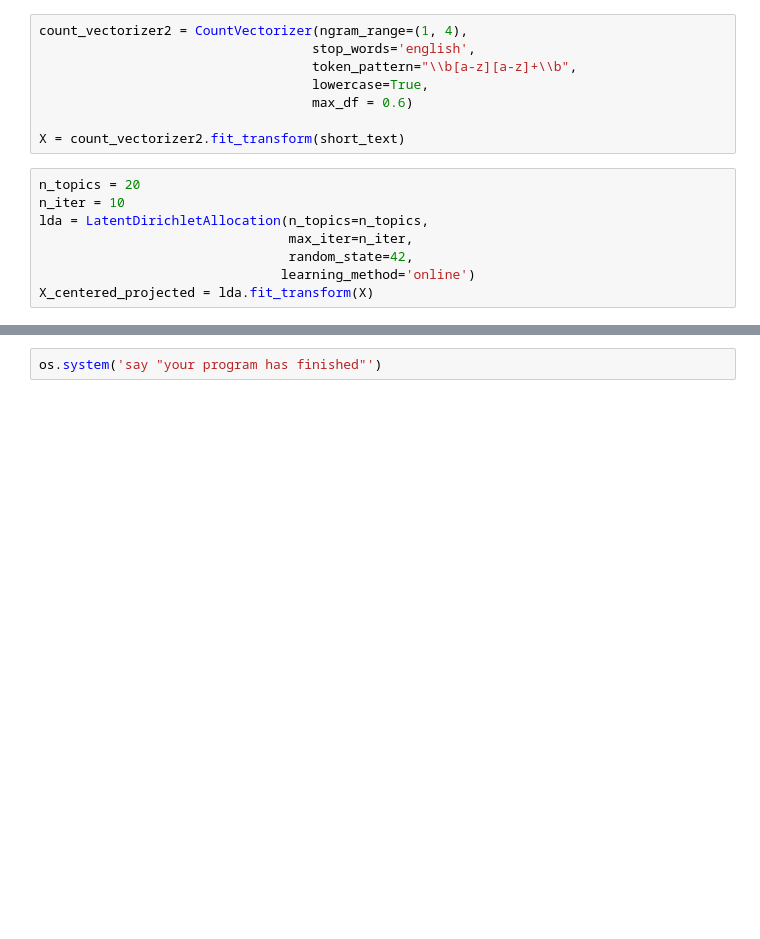
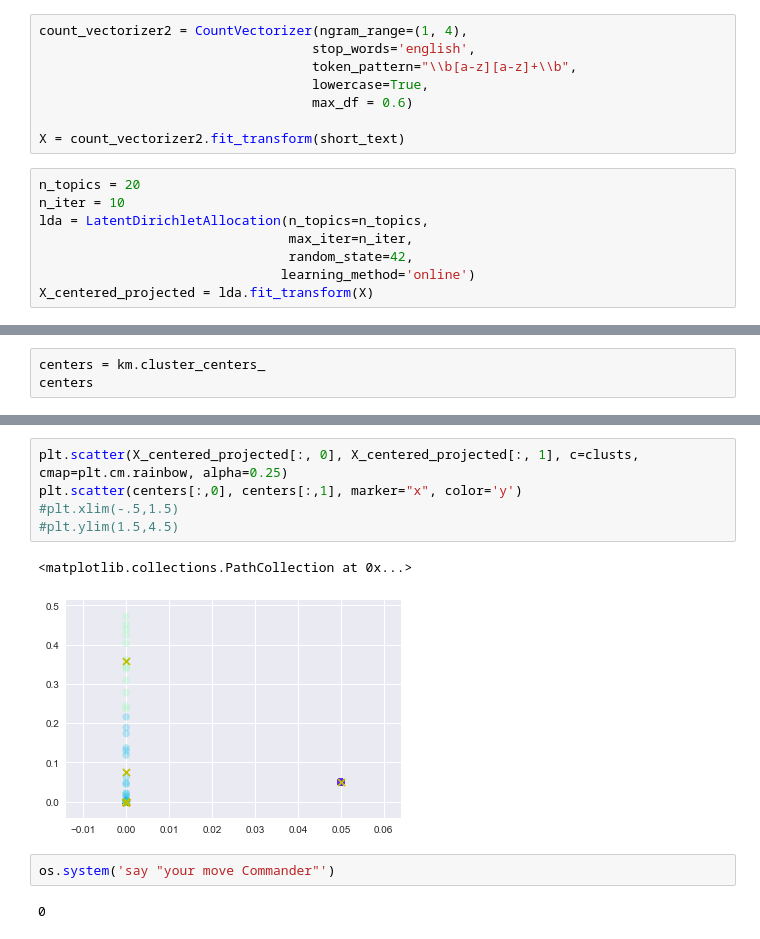
Before and after one commit to Zingo3245/Predicting_the_Source_of_News_Articles, a Jupyter notebook: Modeling.ipynb, the cells around one changed output, grey strips where cells are left out. Saved outputs shown, nothing was run; the diff lists cells and outputs as text; blank space fills up the shorter version.

```diff
--- a/Modeling.ipynb
+++ b/Modeling.ipynb
@@ -140,0 +237,3 @@ os.system('play --no-show-progress --null --channels 1 synth %s sine %f' % (dura
+# %%
+centers = km.cluster_centers_
+centers
@@ -141,2 +258,12 @@ os.system('play --no-show-progress --null --channels 1 synth %s sine %f' % (dura
+# %%
+plt.scatter(X_centered_projected[:, 0], X_centered_projected[:, 1], c=clusts, cmap=plt.cm.rainbow, alpha=0.25)
+plt.scatter(centers[:,0], centers[:,1], marker="x", color='y')
+#plt.xlim(-.5,1.5)
+#plt.ylim(1.5,4.5)
+# %% [output]
+<matplotlib.collections.PathCollection at 0x...>
+[figure, added]
 # %%
-os.system('say "your program has finished"')
+os.system('say "your move Commander"')
+# %% [output]
+0
```
Also changed, not shown: parts of 29 cells of this notebook, 2 other files.
